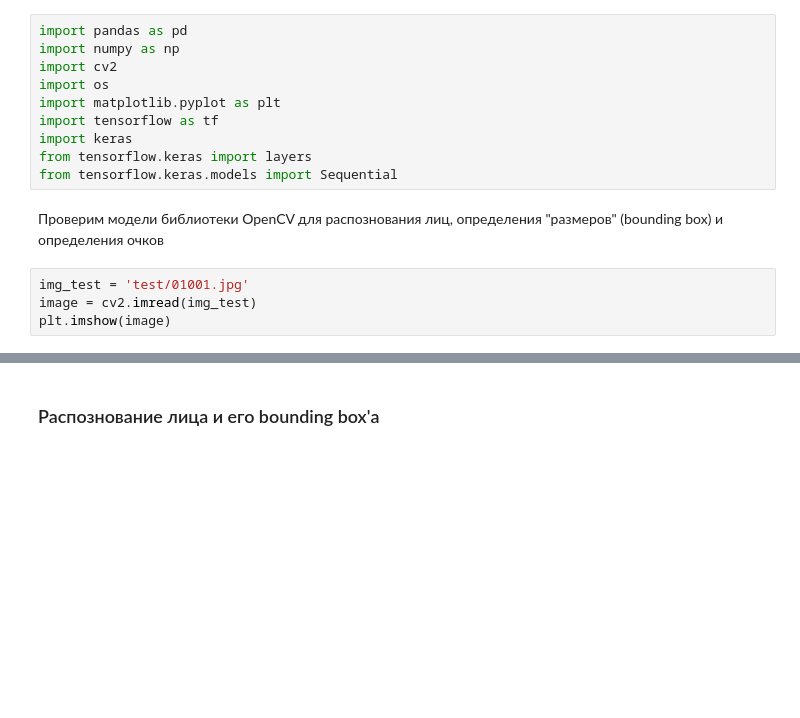
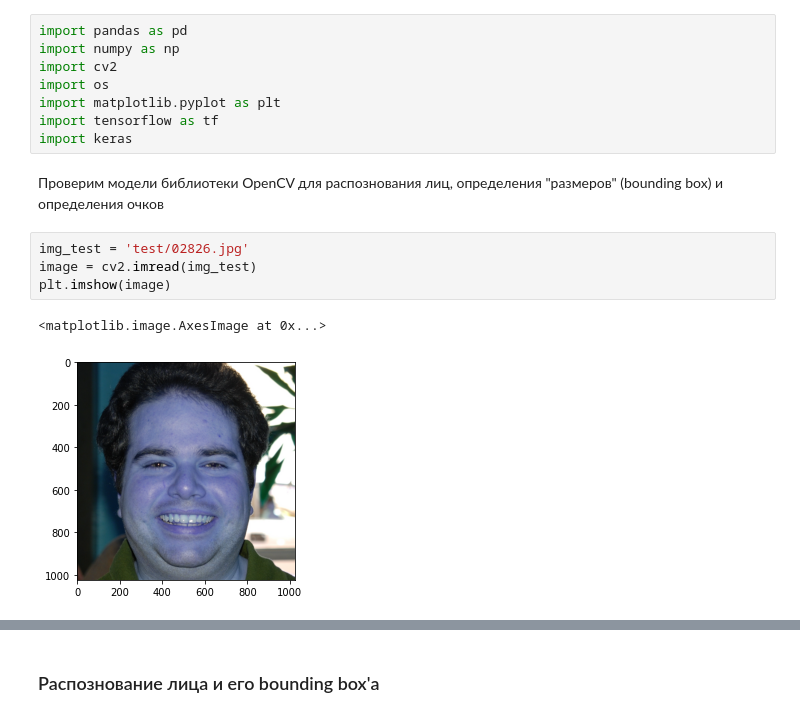
Before and after one commit to KabirovIrik/data-engineering-test, a Jupyter notebook: test.ipynb, the cells around one changed output, grey strips where cells are left out. Cells and saved outputs as stored; diff of their text form; blank space fills up the shorter version.

```diff
--- a/test.ipynb
+++ b/test.ipynb
@@ -6,13 +6,14 @@ import os
 import matplotlib.pyplot as plt
 import tensorflow as tf
 import keras
-from tensorflow.keras import layers
-from tensorflow.keras.models import Sequential
 # %% [markdown]
 Проверим модели библиотеки OpenCV для распознования лиц, определения "размеров" (bounding box) и определения очков
 # %%
-img_test = 'test/01001.jpg'
+img_test = 'test/02826.jpg'
 image = cv2.imread(img_test)
 plt.imshow(image)
+# %% [output]
+<matplotlib.image.AxesImage at 0x...>
+[figure, added]
 # %%
 face_cascade = cv2.CascadeClassifier('haarcascade_frontalface_default.xml')
```
Also changed, not shown: parts of 13 cells of this notebook.
